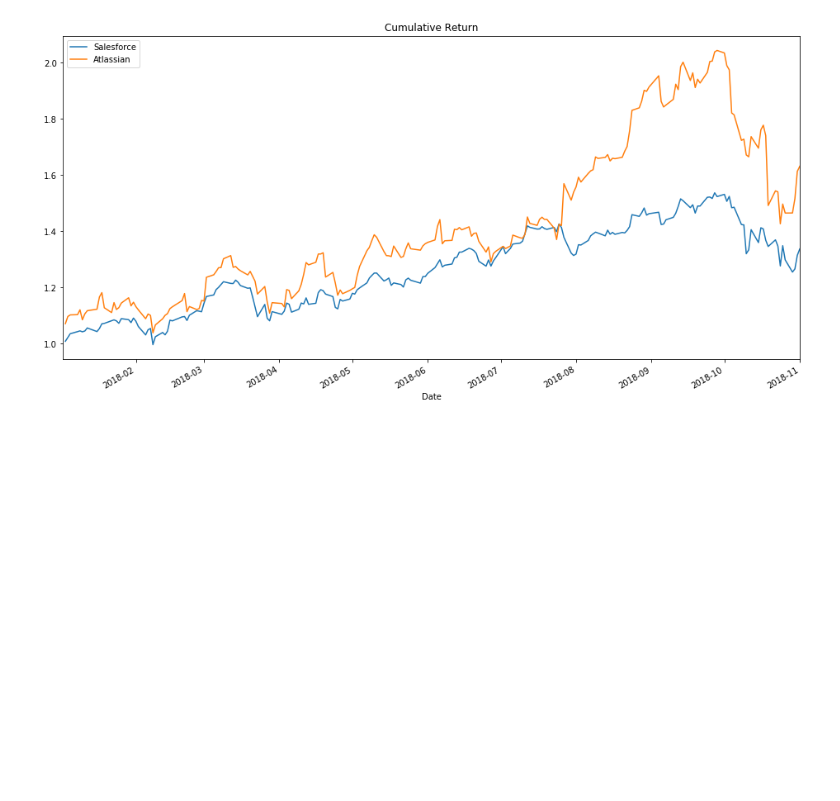
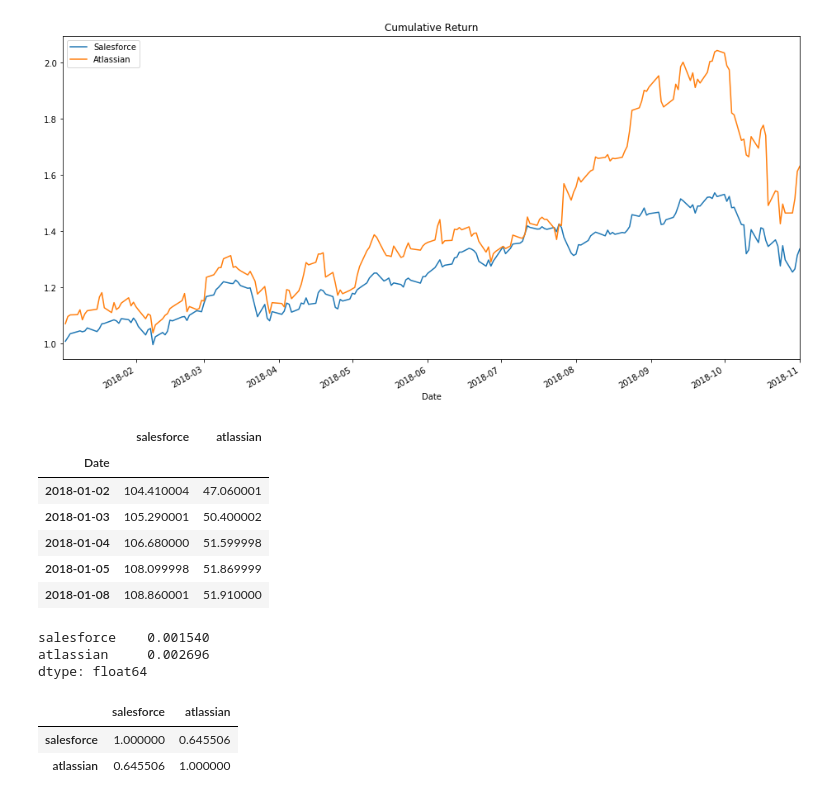
Before and after one commit to elaineyuexi/Quant-internship, a Jupyter notebook: Report.ipynb, the cells around one changed output. Saved outputs shown, nothing was run; the diff lists cells and outputs as text; code cells hidden in the pictures; blank space fills up the shorter version.

```diff
--- a/Report.ipynb
+++ b/Report.ipynb
@@ -113,3 +113,29 @@ plt.legend()
 # %% [output]
 <matplotlib.legend.Legend at 0x...>
 [figure]
+# %%
+#尝试使用Monte Carlo模拟随机尝试找到最佳投资组合
+stocks = pd.concat([salesforce['Close'],atlassian['Close']],axis=1)
+stocks.columns = ['salesforce','atlassian']
+stocks.head()
+# %% [output]
+|  | salesforce | atlassian |
+| Date |  |  |
+| 2018-01-02 | 104.410004 | 47.060001 |
+| 2018-01-03 | 105.290001 | 50.400002 |
+| 2018-01-04 | 106.680000 | 51.599998 |
+| 2018-01-05 | 108.099998 | 51.869999 |
+| 2018-01-08 | 108.860001 | 51.910000 |
+# %%
+mean_daily_ret = stocks.pct_change(1).mean()
+mean_daily_ret
+# %% [output]
+salesforce    0.001540
+atlassian     0.002696
+dtype: float64
+# %%
+stocks.pct_change(1).corr()
+# %% [output]
+|  | salesforce | atlassian |
+| salesforce | 1.000000 | 0.645506 |
+| atlassian | 0.645506 | 1.000000 |
```
Also changed, not shown: parts of 15 cells of this notebook.
